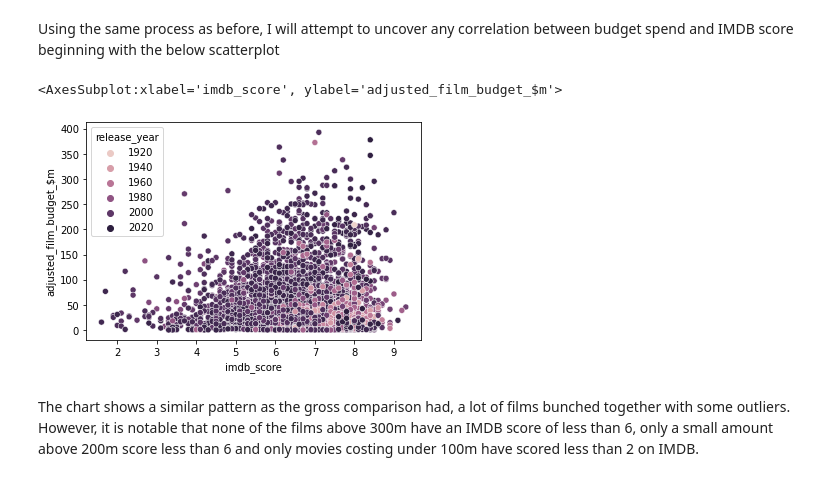
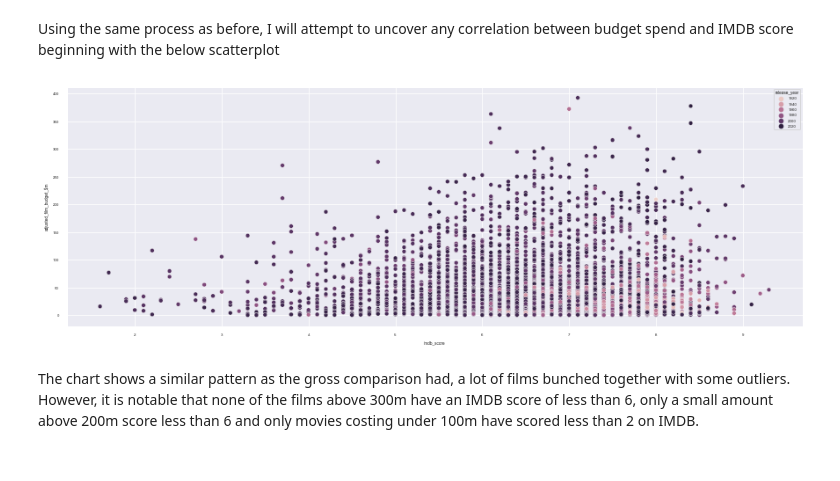
Before and after one commit to ianrowe101/UCDPA_Ian_Rowe, a Jupyter notebook: assignment_analysis.ipynb, the cells around one changed output. Saved outputs shown, nothing was run; the diff lists cells and outputs as text; code cells hidden in the pictures.

```diff
--- a/assignment_analysis.ipynb
+++ b/assignment_analysis.ipynb
@@ -1269,8 +1283,9 @@ films_by_year
 # %%
-fig, ax = plt.subplots(figsize=(30,10))
-ax.plot(films_by_year['release_year'], films_by_year['Net Amount'], linestyle = '--')
+fig, ax = plt.subplots(figsize=(20,5))
+plt.rcParams.update({'font.size': 5})
+ax.plot(films_by_year['release_year'], films_by_year['Annual Average'], linestyle = '--')
 ax.set_xlabel("Release Year")
-ax.set_ylabel("Net Amount")
-fig.savefig("net_amounts_by_year.jpg")
+ax.set_ylabel("Average Net Amount")
+fig.savefig("avg_net_amounts_by_year.jpg")
 plt.show()
 # %% [output]
@@ -1277,0 +1295,7 @@ plt.show()
+# %%
+pre_80s_films = film_financial_data[film_financial_data['release_year'] < 1980]
+pre_80s_films_scatterplot = sns.scatterplot(x='adjusted_film_budget_$m',y='adjusted_film_gross_$m', data=pre_80s_films, hue='release_year')
+sns.set(rc={'figure.figsize':(15,5)})
+sns.set_context("paper", font_scale=0.5)
+fig5 = pre_80s_films_scatterplot.get_figure()
+fig5.savefig("pre80s_scatter_budget_gross.jpg")
@@ -1277,0 +1308,7 @@ plt.show()
+# %%
+post_1980s_films = film_financial_data[film_financial_data['release_year'] >= 1980]
+post_1980s_films_scatterplot = sns.scatterplot(x='adjusted_film_budget_$m',y='adjusted_film_gross_$m', data=post_1980s_films, hue='release_year')
+sns.set(rc={'figure.figsize':(15,5)})
+sns.set_context("paper", font_scale=0.5)
+fig6 = post_1980s_films_scatterplot.get_figure()
+fig6.savefig("post_1980s_films_scatter_budget_gross.jpg")
@@ -1277,0 +1343,8 @@ plt.show()
+# %%
+fig, ax = plt.subplots(figsize=(20,5))
+plt.rcParams.update({'font.size': 10})
+ax.plot(production_cost_by_year['release_year'], production_cost_by_year['mean'], linestyle = '--', color = 'g')
+ax.set_xlabel("Release Year")
+ax.set_ylabel("Average Annual Production Cost")
+fig.savefig("avg_production_cost_by_year.jpg")
+plt.show()
@@ -1593,10 +1672,13 @@ production_imdb_file[production_imdb_file['budget_category'] == 'Low_Budget'].so
 # %% [markdown]
 Using the same process as before, I will attempt to uncover any correlation between budget spend and IMDB score beginning with the below scatterplot
 # %%
-sns.scatterplot(x='imdb_score',y='adjusted_film_budget_$m', data=production_imdb_file, hue='release_year')
+overall_imdb_performance_scatterplot = sns.scatterplot(x='imdb_score',y='adjusted_film_budget_$m', data=production_imdb_file, hue='release_year',)
+sns.set(rc={'figure.figsize':(15,5)})
+sns.set_context("paper", font_scale=0.5)
+fig7 = overall_imdb_performance_scatterplot.get_figure()
+fig7.savefig("overall_scatter_imdb_performance.jpg")
 # %% [output]
-<AxesSubplot:xlabel='imdb_score', ylabel='adjusted_film_budget_$m'>
-[figure, old version]
+[figure, new version]
 # %% [markdown]
 The chart shows a similar pattern as the gross comparison had, a lot of films bunched together with some outliers. However, it is notable that none of the films above 300m have an IMDB score of less than 6, only a small amount above 200m score less than 6 and only movies costing under 100m have scored less than 2 on IMDB.
 # %%
```
Also changed, not shown: parts of 54 cells of this notebook, 1 other file.
